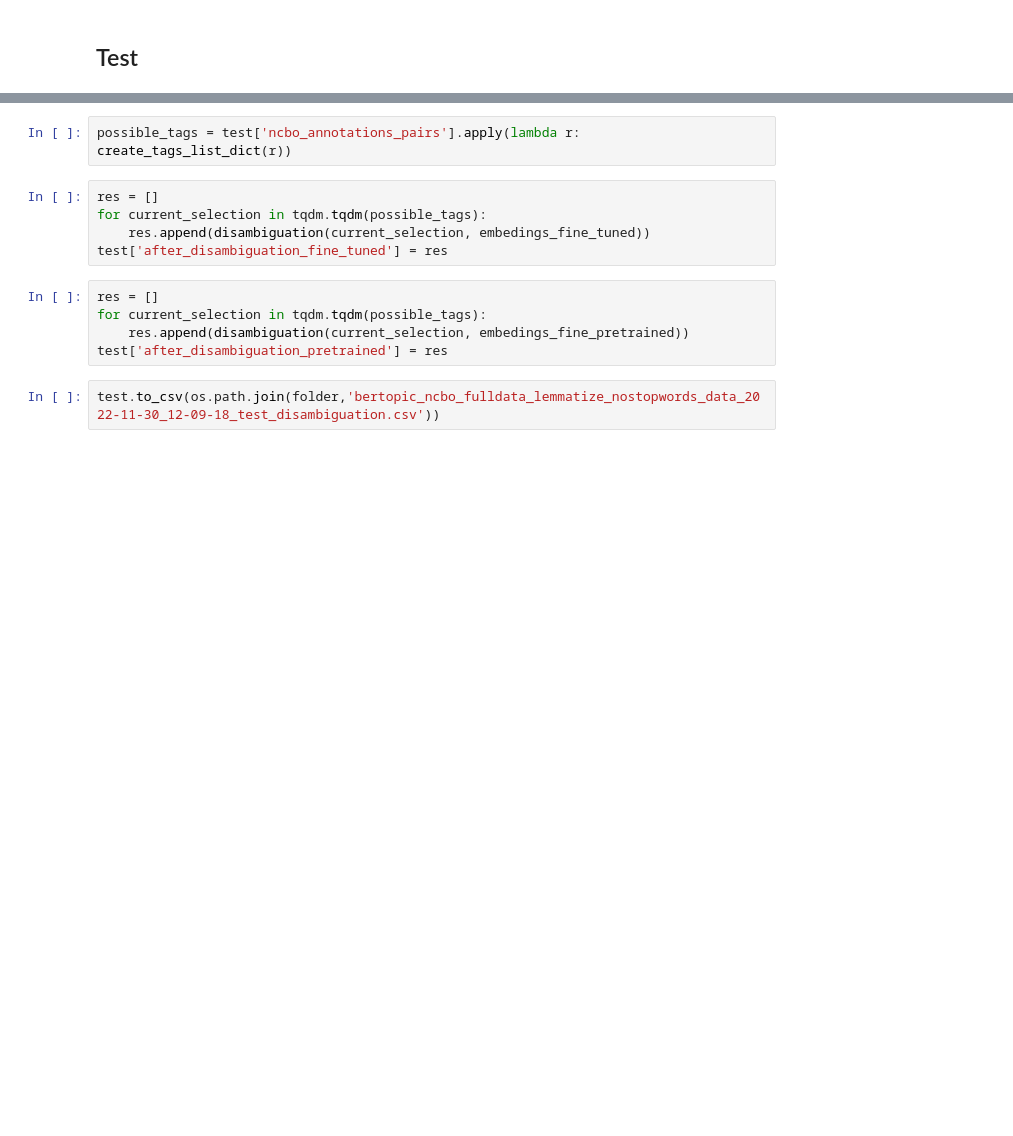
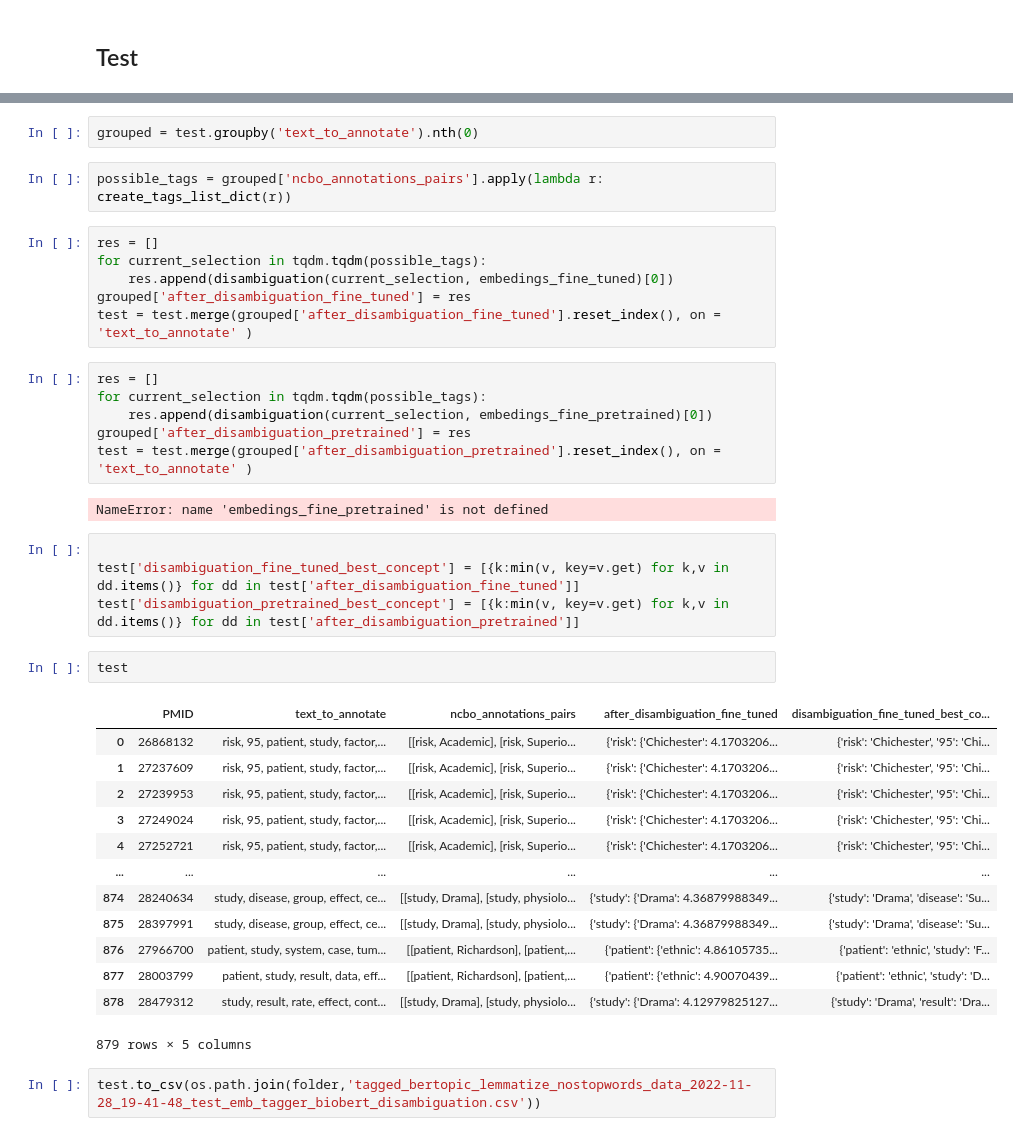
Before and after one commit to hadaszm/NLP, a Jupyter notebook: disambiguation/disambiguation.ipynb, the cells around one changed output, grey strips where cells are left out. Drawn from its saved outputs; the diff is of its cells as text; blank space fills up the shorter version.

Commit message:
modified disambiguation

```diff
--- a/disambiguation/disambiguation.ipynb
+++ b/disambiguation/disambiguation.ipynb
@@ -113,17 +160,43 @@ embedings_fine_tuned = embedings_fine_tuned.set_index('words')
 
 embedings_fine_pretrained = pd.read_csv(os.path.join(folder,'bertopic_ncbo__fulldata_lemmatize_nostopwords_data_2022-11-30_12-09-18_test_model_pretrained.csv'))
 embedings_fine_pretrained = embedings_fine_pretrained.set_index('words')
+# %%
+grouped = test.groupby('text_to_annotate').nth(0)
 # %%
-possible_tags = test['ncbo_annotations_pairs'].apply(lambda r: create_tags_list_dict(r))
+possible_tags = grouped['ncbo_annotations_pairs'].apply(lambda r: create_tags_list_dict(r))
 # %%
 res = []
 for current_selection in tqdm.tqdm(possible_tags):
-    res.append(disambiguation(current_selection, embedings_fine_tuned))
-test['after_disambiguation_fine_tuned'] = res
+    res.append(disambiguation(current_selection, embedings_fine_tuned)[0])
+grouped['after_disambiguation_fine_tuned'] = res
+test = test.merge(grouped['after_disambiguation_fine_tuned'].reset_index(), on = 'text_to_annotate' )
 # %%
 res = []
 for current_selection in tqdm.tqdm(possible_tags):
-    res.append(disambiguation(current_selection, embedings_fine_pretrained))
-test['after_disambiguation_pretrained'] = res
+    res.append(disambiguation(current_selection, embedings_fine_pretrained)[0])
+grouped['after_disambiguation_pretrained'] = res
+test = test.merge(grouped['after_disambiguation_pretrained'].reset_index(), on = 'text_to_annotate' )
+# %% [output]
+NameError: name 'embedings_fine_pretrained' is not defined
+# %%
+
+test['disambiguation_fine_tuned_best_concept'] = [{k:min(v, key=v.get) for k,v in dd.items()} for dd in test['after_disambiguation_fine_tuned']]
+test['disambiguation_pretrained_best_concept'] = [{k:min(v, key=v.get) for k,v in dd.items()} for dd in test['after_disambiguation_pretrained']]
+# %%
+test
+# %% [output]
+|  | PMID | text_to_annotate | ncbo_annotations_pairs | after_disambiguation_fine_tuned | disambiguation_fine_tuned_best_co... |
+| 0 | 26868132 | risk, 95, patient, study, factor,... | [[risk, Academic], [risk, Superio... | {'risk': {'Chichester': 4.1703206... | {'risk': 'Chichester', '95': 'Chi... |
+| 1 | 27237609 | risk, 95, patient, study, factor,... | [[risk, Academic], [risk, Superio... | {'risk': {'Chichester': 4.1703206... | {'risk': 'Chichester', '95': 'Chi... |
+| 2 | 27239953 | risk, 95, patient, study, factor,... | [[risk, Academic], [risk, Superio... | {'risk': {'Chichester': 4.1703206... | {'risk': 'Chichester', '95': 'Chi... |
+| 3 | 27249024 | risk, 95, patient, study, factor,... | [[risk, Academic], [risk, Superio... | {'risk': {'Chichester': 4.1703206... | {'risk': 'Chichester', '95': 'Chi... |
+| 4 | 27252721 | risk, 95, patient, study, factor,... | [[risk, Academic], [risk, Superio... | {'risk': {'Chichester': 4.1703206... | {'risk': 'Chichester', '95': 'Chi... |
+| ... | ... | ... | ... | ... | ... |
+| 874 | 28240634 | study, disease, group, effect, ce... | [[study, Drama], [study, physiolo... | {'study': {'Drama': 4.36879988349... | {'study': 'Drama', 'disease': 'Su... |
+| 875 | 28397991 | study, disease, group, effect, ce... | [[study, Drama], [study, physiolo... | {'study': {'Drama': 4.36879988349... | {'study': 'Drama', 'disease': 'Su... |
+| 876 | 27966700 | patient, study, system, case, tum... | [[patient, Richardson], [patient,... | {'patient': {'ethnic': 4.86105735... | {'patient': 'ethnic', 'study': 'F... |
+| 877 | 28003799 | patient, study, result, data, eff... | [[patient, Richardson], [patient,... | {'patient': {'ethnic': 4.90070439... | {'patient': 'ethnic', 'study': 'D... |
+| 878 | 28479312 | study, result, rate, effect, cont... | [[study, Drama], [study, physiolo... | {'study': {'Drama': 4.12979825127... | {'study': 'Drama', 'result': 'Dra... |
+879 rows × 5 columns
 # %%
-test.to_csv(os.path.join(folder,'bertopic_ncbo_fulldata_lemmatize_nostopwords_data_2022-11-30_12-09-18_test_disambiguation.csv'))
+test.to_csv(os.path.join(folder,'tagged_bertopic_lemmatize_nostopwords_data_2022-11-28_19-41-48_test_emb_tagger_biobert_disambiguation.csv'))
```
Also changed, not shown: parts of 32 cells of this notebook.
